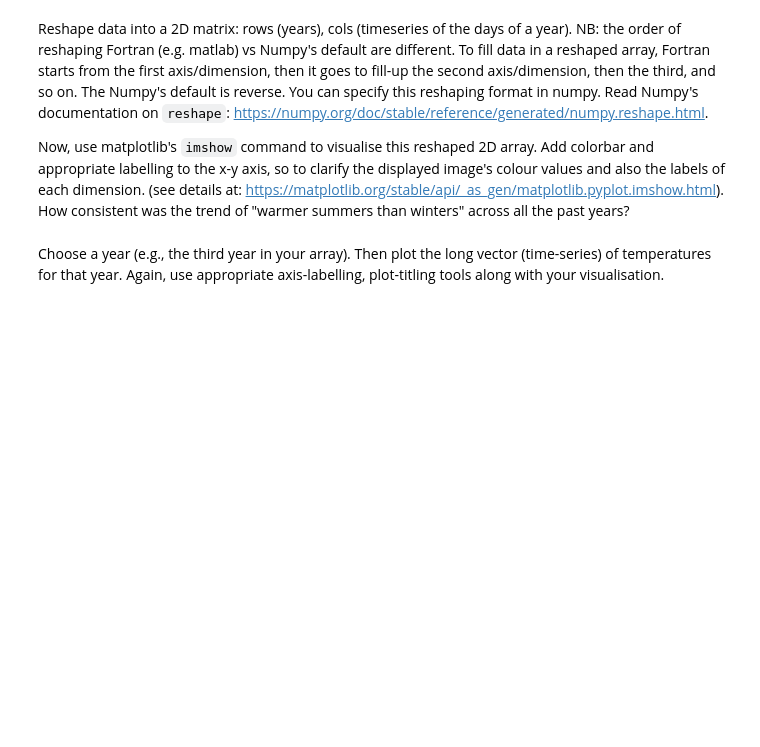
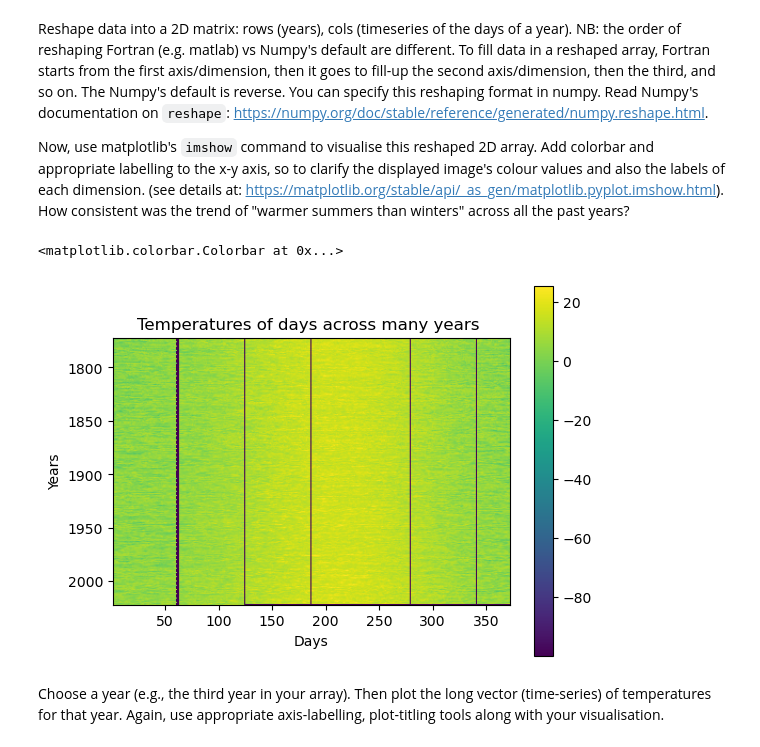
Before and after one commit to Hongze200532/Data-Science, a Jupyter notebook: Data Science_Week1/w1_lab2.ipynb, the cells around one changed output. Drawn from its saved outputs; the diff is of its cells as text; code cells hidden in the pictures; blank space fills up the shorter version.

````diff
--- a/Data Science_Week1/w1_lab2.ipynb
+++ b/Data Science_Week1/w1_lab2.ipynb
@@ -32,12 +35,11 @@ data_rows = 7781 data_cols = 14
 # %% [markdown]
 The data's 2D array has mixed information about the day and year numbers and the temperature values. Extract new vectors or matrices from this data which include information only about the years, days, temperatures e.g., for temperatures you need to extract the last 12 columns of this data into a new matrix. Also scale down the temperatures by factor 10, in order to make them in Celsius. Print the range of years and days that this data covers. Also print the first 10 rows of the extracted temperature matrix.
 # %%
-years = data_raw.iloc[:, 0]  # your code
-days  = data_raw.iloc[:, 1]
-temp  = data_raw.iloc[:, 2:]
-
-# below print the range of years and days, also the first 10 rows of the extracted temperature matrix.
-print('years_range =', years.min(), '-', years.max())
-print('days_range =', days.min(), '-', days.max())
-print('temp_matrix_first_10_rows :\n', temp.head(10))
+years = np.unique(data_raw.iloc[:,0]) # many years are repeated unique will only return unique years
+days  = np.unique(data_raw.iloc[:,1]) # same for days, unique
+temp  = data_raw.iloc[:,2:]
+temp  = temp/10;               # convert temperatures to celcius
+years
+days
+temp.iloc[0:10,:]
 # %% [output]
@@ -151,5 +143,21 @@ ValueError: 'x' and 'y' must have the same size
 Reshape data into a 2D matrix: rows (years), cols (timeseries of the days of a year). NB: the order of reshaping Fortran (e.g. matlab) vs Numpy's default are different. To fill data in a reshaped array, Fortran starts from the first axis/dimension, then it goes to fill-up the second axis/dimension, then the third, and so on. The Numpy's default is reverse. You can specify this reshaping format in numpy. Read Numpy's documentation on ```reshape```: https://numpy.org/doc/stable/reference/generated/numpy.reshape.html.
 
 Now, use matplotlib's ```imshow``` command to visualise this reshaped 2D array. Add colorbar and appropriate labelling to the x-y axis, so to clarify the displayed image's colour values and also the labels of each dimension. (see details at: https://matplotlib.org/stable/api/_as_gen/matplotlib.pyplot.imshow.html). How consistent was the trend of "warmer summers than winters" across all the past years?
+# %%
+TS = np.transpose(temp, (1, 0, 2)) # First we permute dimensions so to have 3D array of year, days, months
+TS = TS.reshape((len(years), 12*31), order = 'F');   # Next we reshape into num_years (auto-calculated) by num_days (user specified, here 12*31)
+
+fig4, ax5 = plt.subplots()
+
+graph = ax5.imshow(TS, extent = [1, 31*12, max(years), min(years)])
+
+# add figure labels/legends
+ax5.set_title('Temperatures of days across many years ')
+ax5.set_xlabel('Days');
+ax5.set_ylabel('Years')
+fig4.colorbar(graph) # add colorbar to figure to see what values (temperatures) are the image colors map to.
+# %% [output]
+<matplotlib.colorbar.Colorbar at 0x...>
+[figure, added]
 # %% [markdown]
 Choose a year (e.g., the third year in your array). Then plot the long vector (time-series) of temperatures for that year. Again, use appropriate axis-labelling, plot-titling tools along with your visualisation.
````
Also changed, not shown: parts of 9 cells of this notebook.
